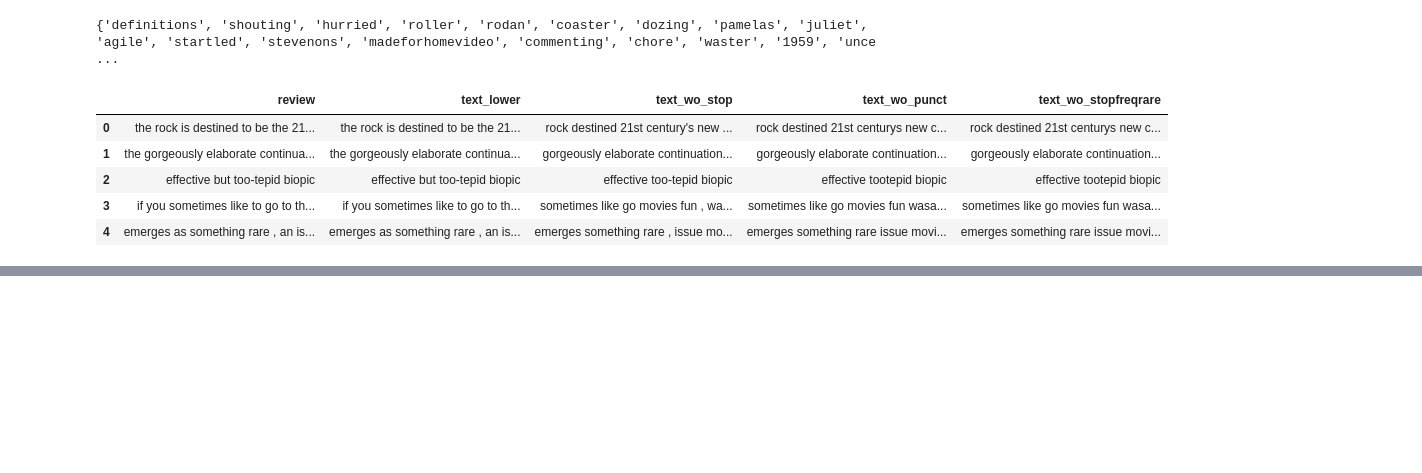
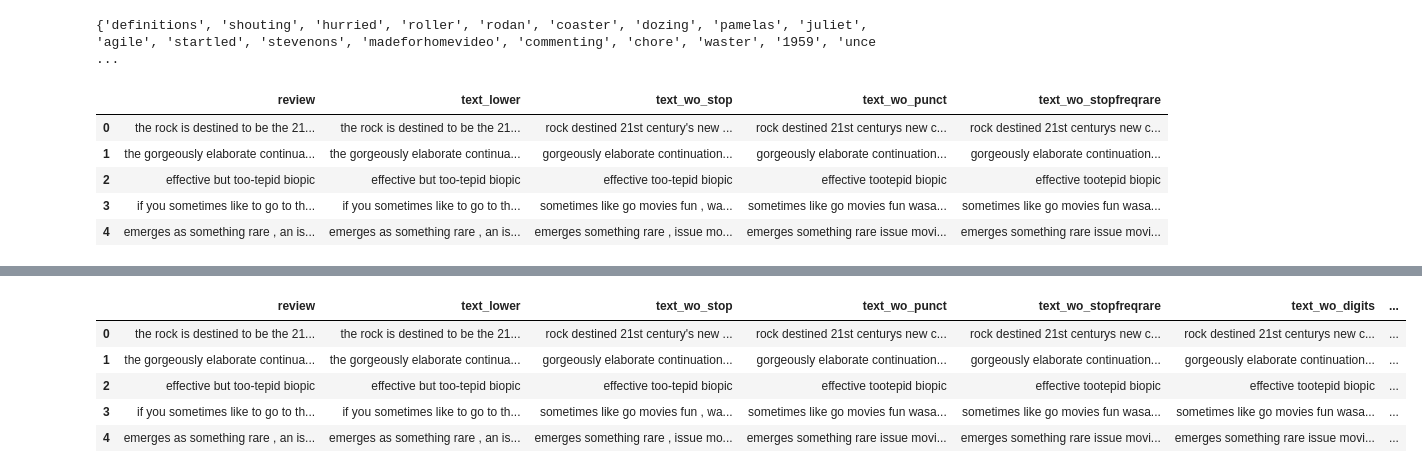
Before and after one commit to Aditk23/NetflixSentimentAnalysis, a Jupyter notebook: Text_Preprocessing.ipynb, the cells around one changed output, grey strips where cells are left out. Cells and saved outputs as stored; diff of their text form; code cells hidden in the pictures; blank space fills up the shorter version.

Commit message:
Text Preprocessing

```diff
--- a/Text_Preprocessing.ipynb
+++ b/Text_Preprocessing.ipynb
@@ -189,0 +192,8 @@ df.head()
+# %%
+def remove_digits(text):
+    """function to remove digits"""
+    return " ".join([word for word in str(text).split() if not word.isdigit()])
+
+
+df["text_wo_digits"] = df["text_wo_stopfreqrare"].apply(lambda text: remove_rarewords(text))
+df.head()
@@ -189,0 +217,19 @@ df.head()
+# %%
+from nltk.corpus import wordnet
+from nltk.stem import WordNetLemmatizer
+
+lemmatizer = WordNetLemmatizer()
+wordnet_map = {"N":wordnet.NOUN, "V":wordnet.VERB, "J":wordnet.ADJ, "R":wordnet.ADV}
+def lemmatize_words(text):
+    pos_tagged_text = nltk.pos_tag(text.split())
+    return " ".join([lemmatizer.lemmatize(word, wordnet_map.get(pos[0], wordnet.NOUN)) for word, pos in pos_tagged_text])
+
+df["text_lemmatized"] = df["text_wo_digits"].apply(lambda text: lemmatize_words(text))
+df.head()
+# %% [output]
+|  | review | text_lower | text_wo_stop | text_wo_punct | text_wo_stopfreqrare | text_wo_digits | ... |
+| 0 | the rock is destined to be the 21... | the rock is destined to be the 21... | rock destined 21st century's new ... | rock destined 21st centurys new c... | rock destined 21st centurys new c... | rock destined 21st centurys new c... | ... |
+| 1 | the gorgeously elaborate continua... | the gorgeously elaborate continua... | gorgeously elaborate continuation... | gorgeously elaborate continuation... | gorgeously elaborate continuation... | gorgeously elaborate continuation... | ... |
+| 2 | effective but too-tepid biopic | effective but too-tepid biopic | effective too-tepid biopic | effective tootepid biopic | effective tootepid biopic | effective tootepid biopic | ... |
+| 3 | if you sometimes like to go to th... | if you sometimes like to go to th... | sometimes like go movies fun , wa... | sometimes like go movies fun wasa... | sometimes like go movies fun wasa... | sometimes like go movies fun wasa... | ... |
+| 4 | emerges as something rare , an is... | emerges as something rare , an is... | emerges something rare , issue mo... | emerges something rare issue movi... | emerges something rare issue movi... | emerges something rare issue movi... | ... |
```
Also changed, not shown: parts of 7 cells of this notebook.
